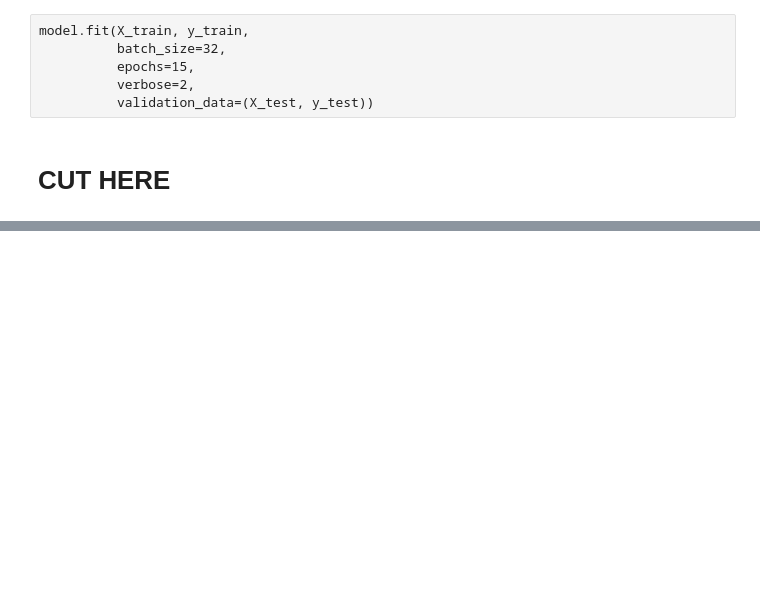
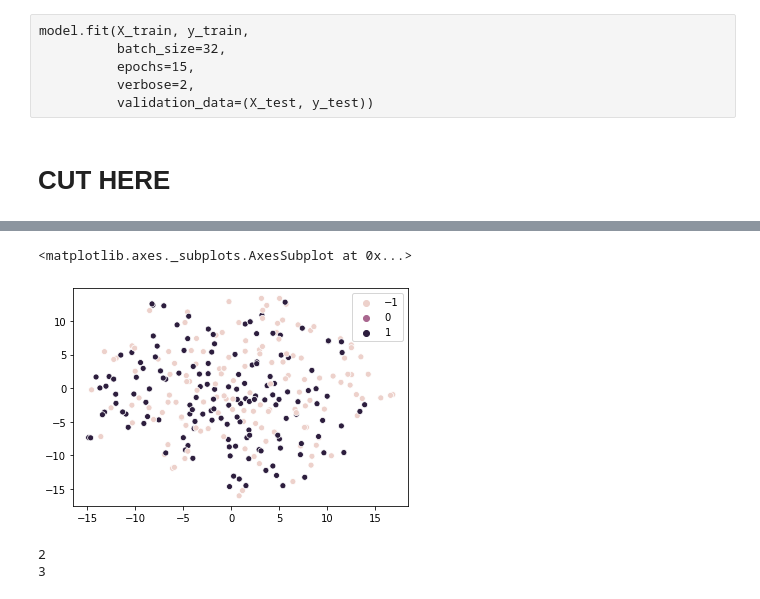
Before and after one commit to nathanielCherian/palantir, a Jupyter notebook: notebooks/exploration.ipynb, the cells around one changed output, grey strips where cells are left out. Saved outputs shown, nothing was run; the diff lists cells and outputs as text; code cells hidden in the pictures; blank space fills up the shorter version.

```diff
--- a/notebooks/exploration.ipynb
+++ b/notebooks/exploration.ipynb
@@ -198,0 +205,17 @@ sns.lineplot(x=range(len(y_pred.reshape(1,-1)[0])), y=y_pred.reshape(1,-1)[0], d
+# %%
+from sklearn.preprocessing import StandardScaler
+
+changes = StandardScaler().fit_transform(pd.DataFrame(data['PerChange']))
+d = split_sequence(changes, 5, 1)
+# %%
+X = d[0].reshape(-1, 5)
+y = d[1].reshape(-1, 1)
+# %%
+from audiocat.convenience import quick_TSNE
+
+x_ax, y_ax = quick_TSNE(X)
+# %%
+sns.scatterplot(x=x_ax, y=y_ax, hue=list(map(box, y)))
+# %% [output]
+<matplotlib.axes._subplots.AxesSubplot at 0x...>
+[figure, added]
@@ -198,0 +228,8 @@ sns.lineplot(x=range(len(y_pred.reshape(1,-1)[0])), y=y_pred.reshape(1,-1)[0], d
+# %%
+from audiocat.predictor import optimal_K, optimal_bayes
+
+print(optimal_K(X))
+print(optimal_bayes(X))
+# %% [output]
+2
+3
```
Also changed, not shown: parts of 9 cells of this notebook, 2 other files.
